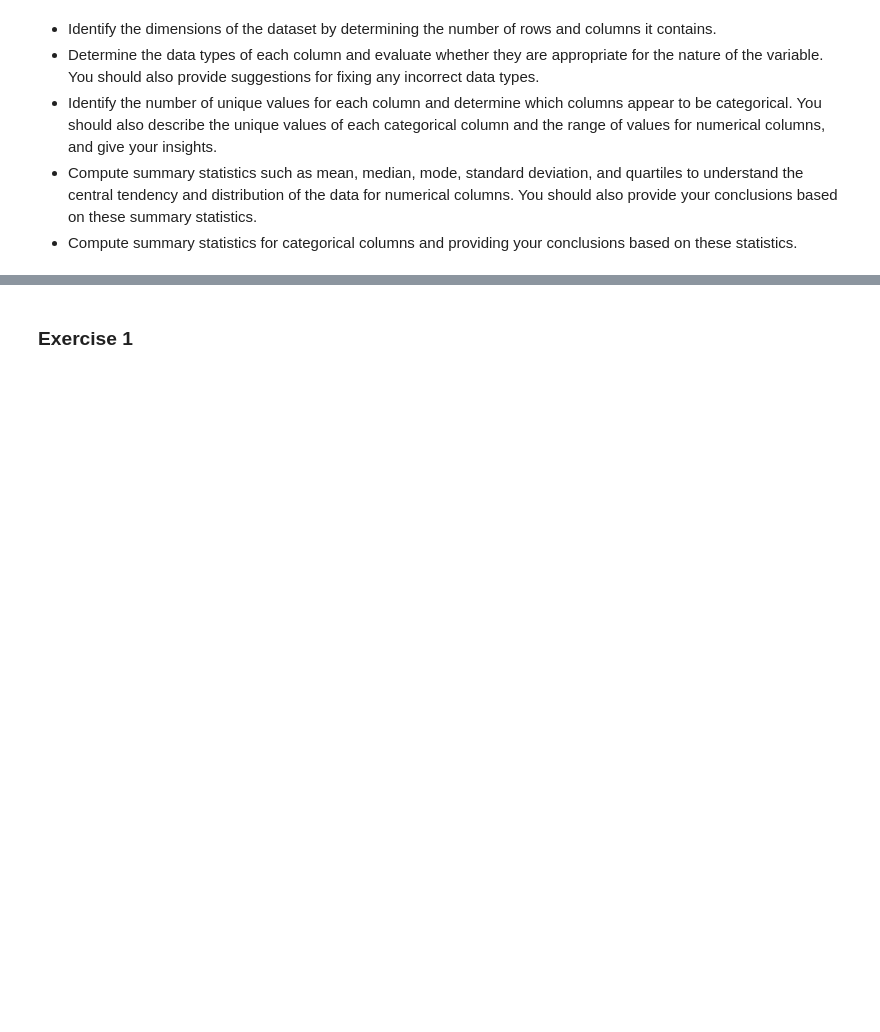
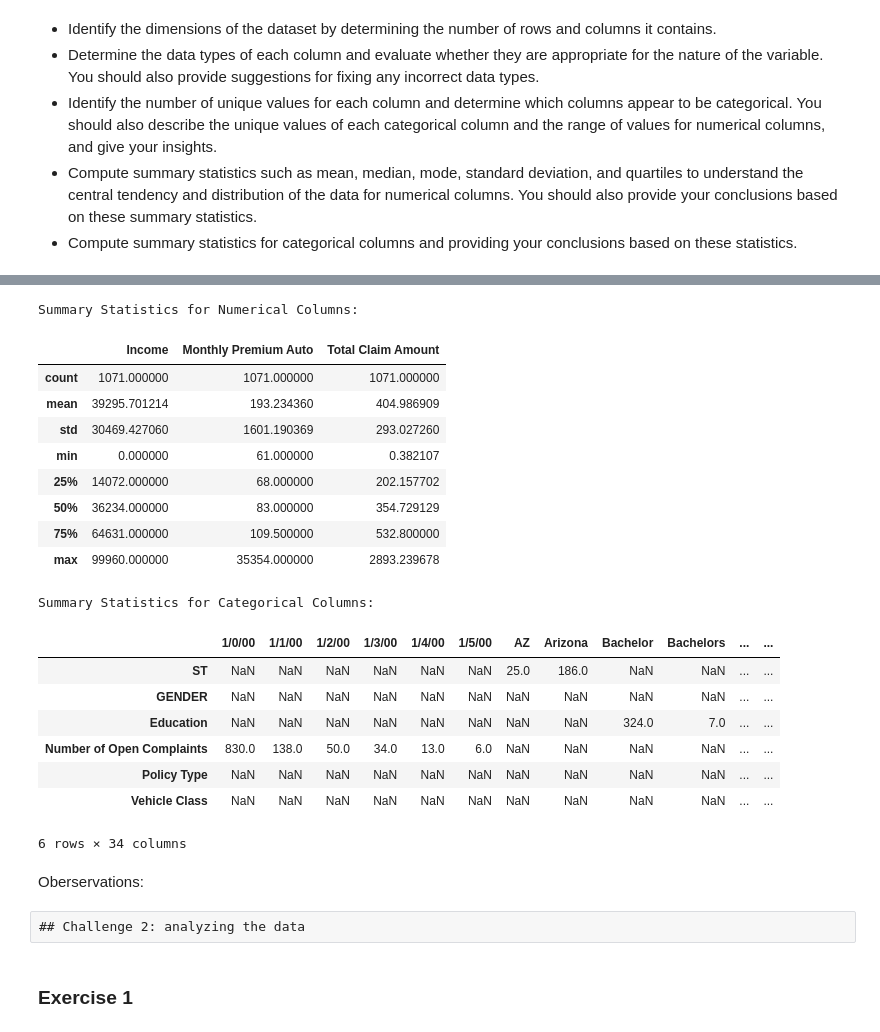
Before and after one commit to pdesgrip/lab-dw-pandas, a Jupyter notebook: lab-dw-pandas.ipynb, the cells around one changed output, grey strips where cells are left out. Cells and saved outputs as stored; diff of their text form; code cells hidden in the pictures; blank space fills up the shorter version.

```diff
--- a/lab-dw-pandas.ipynb
+++ b/lab-dw-pandas.ipynb
@@ -124,0 +141,28 @@ There appears to be a number rows in which all columns have null values.
+# %%
+#Idenify the unique vales for each column
+
+unique_values = file1.nunique()
+print("\nNumber of uniques values for columns:")
+print(unique_values)
+
+#Identify columns that appear to be categorical using list, using limit of 12 for brevity.
+
+categorical_columns = file1.columns[file1.nunique() < 12]
+
+# Gets unique values from list
+
+categorical_values = {col: file1[col].unique() for col in categorical_columns}
+
+print("Unique Values for Categorical Columns:")
+for col, values in categorical_values.items():
+    display(f"{col}: {values}")
+
+# Values for numerical columns
+numerical_columns = file1.select_dtypes(include=['float64', 'int64']).columns
+
+# Get range min and max for each numerical column
+numerical_range = {col: (file1[col].min(), file1[col].max()) for col in numerical_columns}
+
+print("\nRange of Values for Numerical Columns:")
+for col, values in numerical_range.items():
+    print(f"{col}: {values}")
@@ -125,3 +206,37 @@ There appears to be a number rows in which all columns have null values.
+# %%
+# Statistics for numerical columns
+descriptive_stats = file1[numerical_columns].describe()
+print("\nSummary Statistics for Numerical Columns:")
+display(descriptive_stats)
+
+# Statistics for categorical columns
+categorical_stats = pd.DataFrame({col: file1[col].value_counts() for col in categorical_columns}).transpose()
+print("\nSummary Statistics for Categorical Columns:")
+display(categorical_stats)
+# %% [output]
+Summary Statistics for Numerical Columns:
+|  | Income | Monthly Premium Auto | Total Claim Amount |
+| count | 1071.000000 | 1071.000000 | 1071.000000 |
+| mean | 39295.701214 | 193.234360 | 404.986909 |
+| std | 30469.427060 | 1601.190369 | 293.027260 |
+| min | 0.000000 | 61.000000 | 0.382107 |
+| 25% | 14072.000000 | 68.000000 | 202.157702 |
+| 50% | 36234.000000 | 83.000000 | 354.729129 |
+| 75% | 64631.000000 | 109.500000 | 532.800000 |
+| max | 99960.000000 | 35354.000000 | 2893.239678 |
+Summary Statistics for Categorical Columns:
+|  | 1/0/00 | 1/1/00 | 1/2/00 | 1/3/00 | 1/4/00 | 1/5/00 | AZ | Arizona | Bachelor | Bachelors | ... | ... |
+| ST | NaN | NaN | NaN | NaN | NaN | NaN | 25.0 | 186.0 | NaN | NaN | ... | ... |
+| GENDER | NaN | NaN | NaN | NaN | NaN | NaN | NaN | NaN | NaN | NaN | ... | ... |
+| Education | NaN | NaN | NaN | NaN | NaN | NaN | NaN | NaN | 324.0 | 7.0 | ... | ... |
+| Number of Open Complaints | 830.0 | 138.0 | 50.0 | 34.0 | 13.0 | 6.0 | NaN | NaN | NaN | NaN | ... | ... |
+| Policy Type | NaN | NaN | NaN | NaN | NaN | NaN | NaN | NaN | NaN | NaN | ... | ... |
+| Vehicle Class | NaN | NaN | NaN | NaN | NaN | NaN | NaN | NaN | NaN | NaN | ... | ... |
+6 rows × 34 columns
+# %% [markdown]
+Oberservations:
+# %% [raw]
+## Challenge 2: analyzing the data
 # %% [markdown]
 ### Exercise 1
 # %% [markdown]
```
Also changed, not shown: parts of 8 cells of this notebook.
